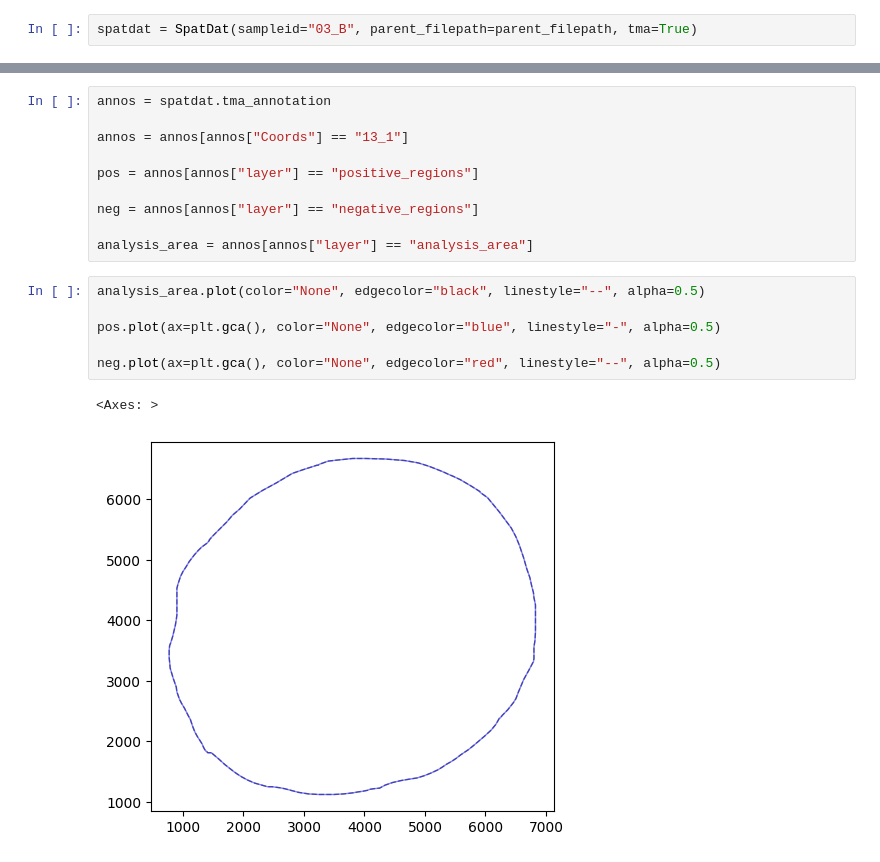
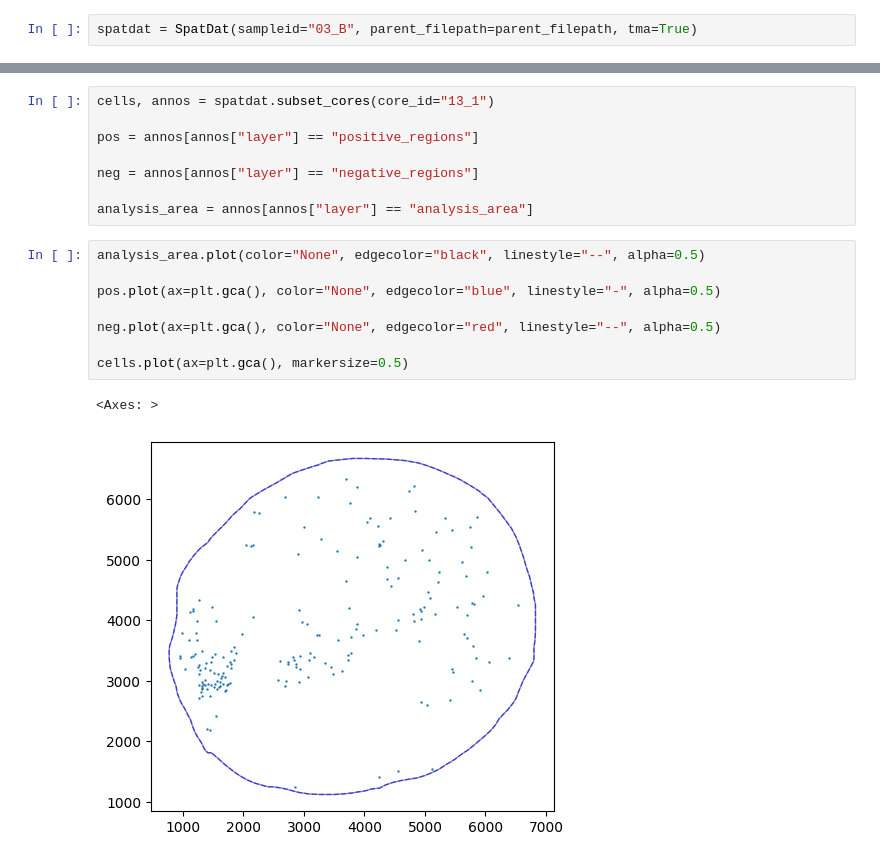
Before and after one commit to M-Fotheringham/Whole-Slide_vs_TMA_Sampling, a Jupyter notebook: src/SimuSamp/scripts/SpatDat_Test.ipynb, the cells around one changed output, grey strips where cells are left out. Saved outputs shown, nothing was run; the diff lists cells and outputs as text.

```diff
--- a/src/SimuSamp/scripts/SpatDat_Test.ipynb
+++ b/src/SimuSamp/scripts/SpatDat_Test.ipynb
@@ -155,7 +149,5 @@ spatdat.tma_annotation
 # %%
-annos = spatdat.tma_annotation
-
-annos = annos[annos["Coords"] == "13_1"]
+cells, annos = spatdat.subset_cores(core_id="13_1")
 
 pos = annos[annos["layer"] == "positive_regions"]
 
@@ -165,9 +157,11 @@ analysis_area = annos[annos["layer"] == "analysis_area"]
 # %%
 analysis_area.plot(color="None", edgecolor="black", linestyle="--", alpha=0.5)
 
 pos.plot(ax=plt.gca(), color="None", edgecolor="blue", linestyle="-", alpha=0.5)
 
 neg.plot(ax=plt.gca(), color="None", edgecolor="red", linestyle="--", alpha=0.5)
+
+cells.plot(ax=plt.gca(), markersize=0.5)
 # %% [output]
 <Axes: >
-[figure, old version]
+[figure, new version]
```
Also changed, not shown: parts of 1 cell of this notebook, 2 other files.
